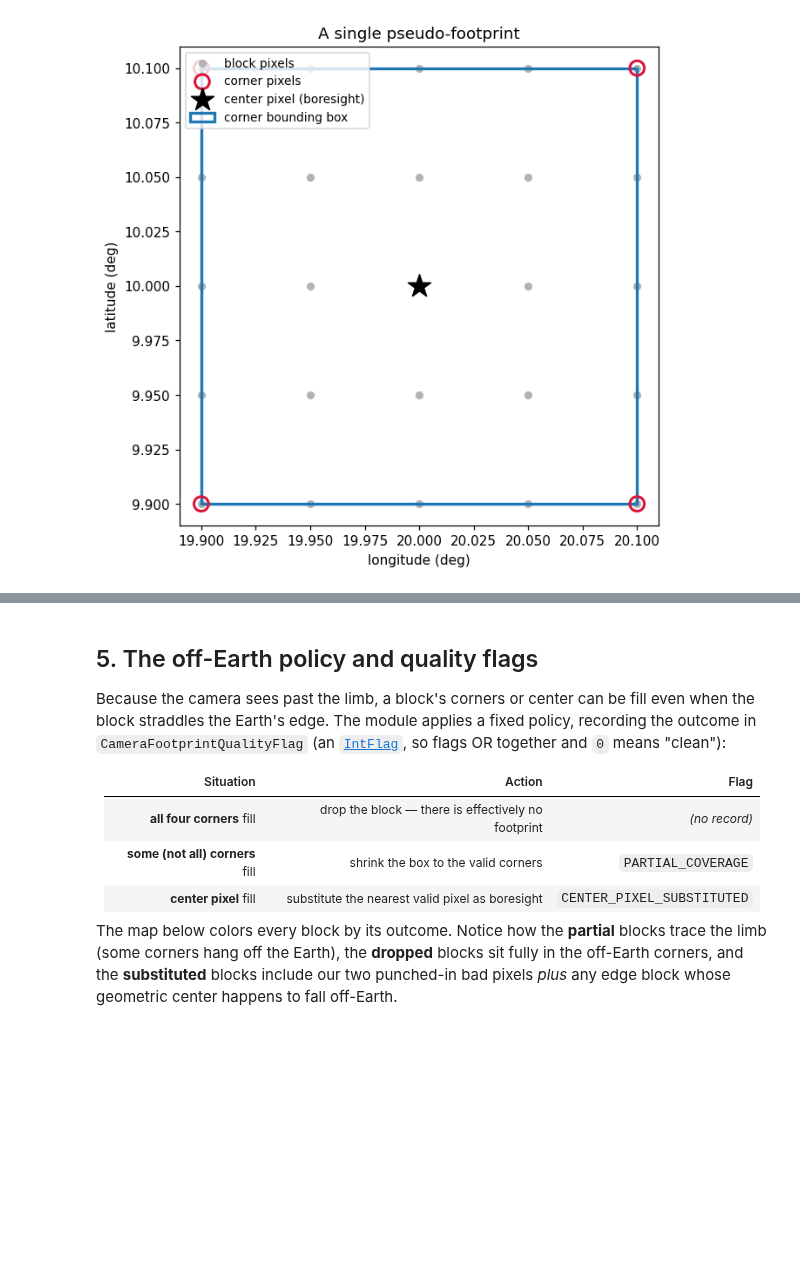
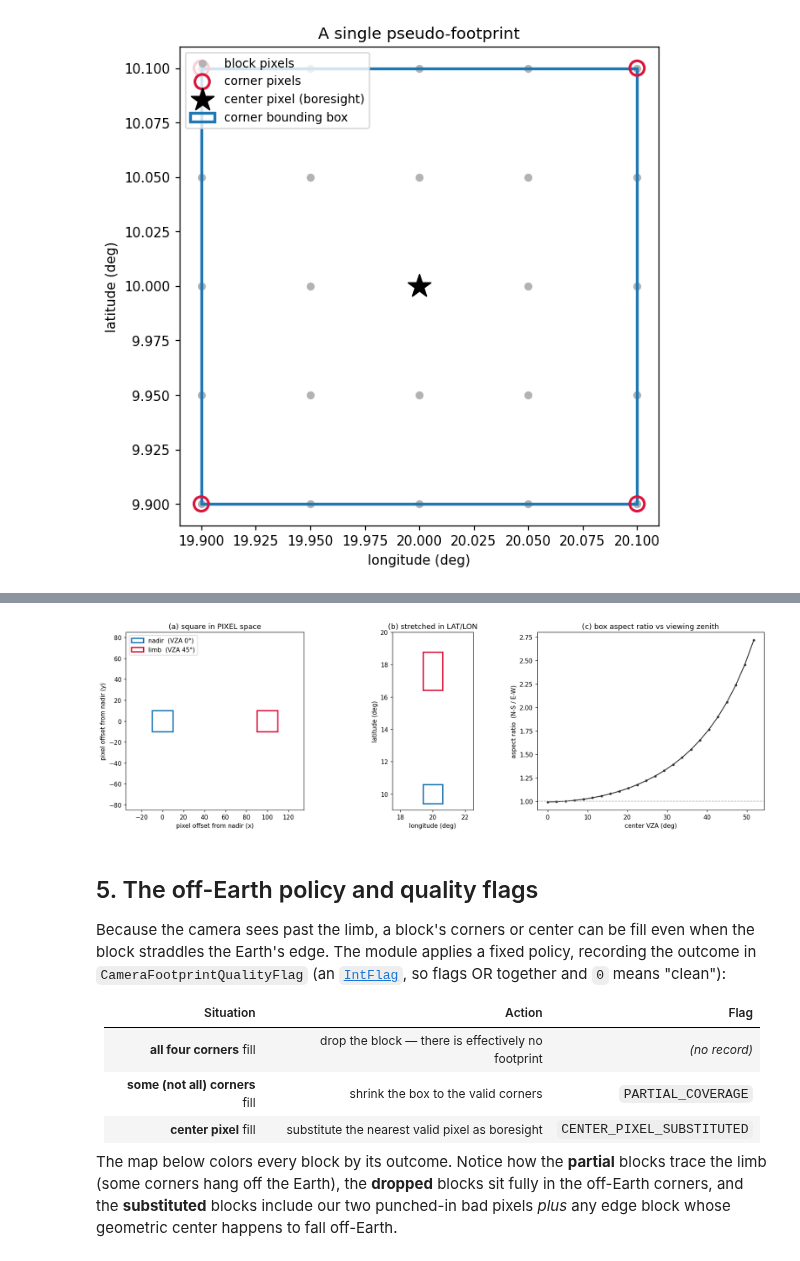
Before and after one commit to LASP-Libera/libera_utils, a Jupyter notebook: notebooks/camera_segmentation_demo.ipynb, the cells around one changed output, grey strips where cells are left out. Saved outputs shown, nothing was run; the diff lists cells and outputs as text; code cells hidden in the pictures; blank space fills up the shorter version.

Commit message:
Demonstration of bounding box stretching from pixel to lat/lon

```diff
--- a/notebooks/camera_segmentation_demo.ipynb
+++ b/notebooks/camera_segmentation_demo.ipynb
@@ -405,0 +427,94 @@ bounding box : BoundingBox(lat=[9.9, 10.1], lon=[19.9, 20.1], wraps_dateline=Fal
+# %%
+from pyproj import Geod
+
+# WGS84 geodesic, used to measure a box's true ground extent -- the same ellipsoid the
+# module uses (bounding_box_from_points / camera_segmentation both go through pyproj).
+_GEOD = Geod(ellps="WGS84")
+
+# --- A simple rectilinear (pinhole) camera geolocation model --------------------------
+IFOV_DEG = 0.45           # angular size of one pixel (instantaneous FOV)
+LAT0, LON0 = 10.0, 20.0   # sub-satellite (nadir) ground point
+BLOCK_PX = 20             # a square block: BLOCK_PX x BLOCK_PX pixels
+
+
+def pixel_to_latlon(dx, dy):
+    """Map a pixel offset from nadir ``(dx, dy)`` to ``(lat, lon, VZA)``.
+
+    Each pixel offset becomes a view angle ``offset * IFOV``; the look ray meets the
+    ground ``altitude * tan(angle)`` from the sub-satellite point (flat-Earth
+    approximation, to isolate the viewing-geometry stretch from Earth curvature). The
+    ``tan`` is the whole point: its spacing grows like ``sec^2`` toward the edges, so a
+    uniform pixel grid lands on a *non-uniform* ground grid -- the PSF stretch.
+    """
+    tx = np.tan(np.radians(dx * IFOV_DEG))
+    ty = np.tan(np.radians(dy * IFOV_DEG))
+    north_km = NOMINAL_ALTITUDE_KM * tx
+    east_km = NOMINAL_ALTITUDE_KM * ty
+    lat = LAT0 + north_km / 111.32                                   # 1 deg lat ~ 111.32 km
+    lon = LON0 + east_km / (111.32 * np.cos(np.radians(LAT0)))       # lon shrinks with cos(lat)
+    vza = np.degrees(np.arccos(1.0 / np.sqrt(1.0 + tx**2 + ty**2)))  # off-nadir view angle
+    return lat, lon, vza
+
+
+def block_box(center_dx, center_dy):
+    """Corner bounding box (via the module's assembler) for a square block at an offset."""
+    half = BLOCK_PX / 2
+    corner_offsets = [(center_dx - half, center_dy - half), (center_dx - half, center_dy + half),
+                      (center_dx + half, center_dy - half), (center_dx + half, center_dy + half)]
+    lats, lons, _ = zip(*[pixel_to_latlon(dx, dy) for dx, dy in corner_offsets])
+    clat, clon, cvza = pixel_to_latlon(center_dx, center_dy)
+    # Exactly the call camera_segmentation makes: build the box from the 4 valid corners.
+    bb = bounding_box_from_points(clat, clon, list(lats), list(lons), truncated=False)
+    return bb, cvza
+
+
+def box_ground_dims_km(bb):
+    """(north-south, east-west) ground extent of a box in km, measured geodesically."""
+    ns = _GEOD.inv(bb.lon_min, bb.lat_min, bb.lon_min, bb.lat_max)[2] / 1000.0
+    ew = _GEOD.inv(bb.lon_min, bb.lat_min, bb.lon_max, bb.lat_min)[2] / 1000.0
+    return ns, ew
+
+
+# The SAME square block, near nadir and ~100 pixels off-nadir (toward the limb).
+nadir_bb, nadir_vza = block_box(0, 0)
+limb_bb, limb_vza = block_box(100, 0)
+for name, bb, vza in [("nadir", nadir_bb, nadir_vza), ("limb ", limb_bb, limb_vza)]:
+    ns, ew = box_ground_dims_km(bb)
+    print(f"{name}: VZA={vza:4.0f} deg  ground N-S={ns:6.1f} km  E-W={ew:6.1f} km  "
+          f"aspect(N-S/E-W)={ns / ew:4.2f}  (dlat={bb.lat_max - bb.lat_min:.2f}, dlon={bb.lon_max - bb.lon_min:.2f})")
+
+# Sweep the block from nadir to the limb to trace how the aspect ratio grows with VZA.
+offsets = np.arange(0, 116, 5)
+sweep = [(*box_ground_dims_km(block_box(o, 0)[0]), block_box(o, 0)[1]) for o in offsets]
+ns_km, ew_km, vzas = map(np.array, zip(*sweep))
+
+fig, (axp, axg, axs) = plt.subplots(1, 3, figsize=(16, 5))
+
+# (a) PIXEL space: the two blocks are identical squares.
+for (cdx, cdy), color, label in [((0, 0), "tab:blue", f"nadir  (VZA {nadir_vza:.0f}°)"),
+                                 ((100, 0), "crimson", f"limb  (VZA {limb_vza:.0f}°)")]:
+    axp.add_patch(Rectangle((cdx - BLOCK_PX / 2, cdy - BLOCK_PX / 2), BLOCK_PX, BLOCK_PX,
+                            fill=False, ec=color, lw=2.2, label=label))
+axp.set_title("(a) square in PIXEL space")
+axp.set_xlabel("pixel offset from nadir (x)")
+axp.set_ylabel("pixel offset from nadir (y)")
+axp.set_xlim(-35, 135); axp.set_ylim(-85, 85); axp.set_aspect("equal"); axp.legend(loc="upper left")
+
+# (b) LAT/LON space: the limb box is bigger and stretched north-south (radially).
+for bb, color in [(nadir_bb, "tab:blue"), (limb_bb, "crimson")]:
+    axg.add_patch(Rectangle((bb.lon_min, bb.lat_min), bb.lon_max - bb.lon_min,
+                            bb.lat_max - bb.lat_min, fill=False, ec=color, lw=2.2))
+axg.set_title("(b) stretched in LAT/LON")
+axg.set_xlabel("longitude (deg)")
+axg.set_ylabel("latitude (deg)")
+axg.set_xlim(17.5, 22.5); axg.set_ylim(9, 20); axg.set_aspect("equal")
+
+# (c) The stretch is a function of viewing geometry.
+axs.plot(vzas, ns_km / ew_km, "-o", ms=3, color="0.2")
+axs.axhline(1.0, color="0.7", ls="--", lw=1)
+axs.set_title("(c) box aspect ratio vs viewing zenith")
+axs.set_xlabel("center VZA (deg)")
+axs.set_ylabel("aspect ratio  (N-S / E-W)")
+fig.tight_layout()
+plt.show()
+# %% [output]
@@ -406,3 +523,4 @@ bounding box : BoundingBox(lat=[9.9, 10.1], lon=[19.9, 20.1], wraps_dateline=Fal
+[figure, added]
 # %% [markdown]
 ## 5. The off-Earth policy and quality flags
 
```
Also changed, not shown: parts of 2 cells of this notebook.
